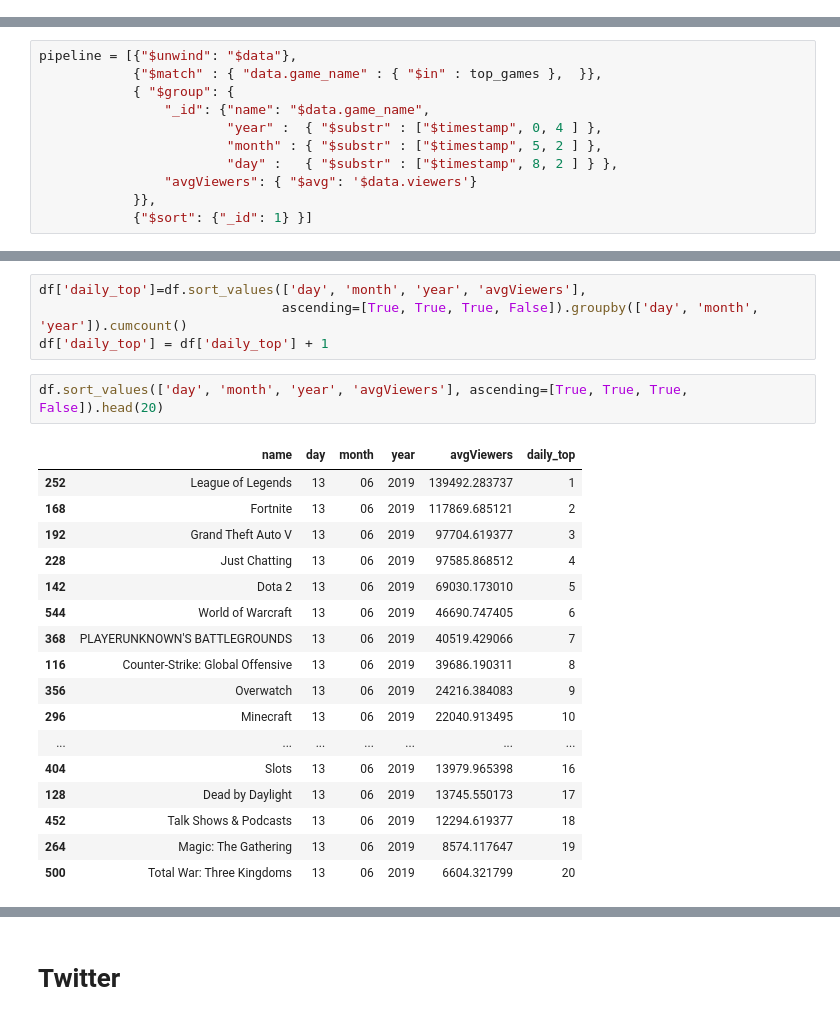
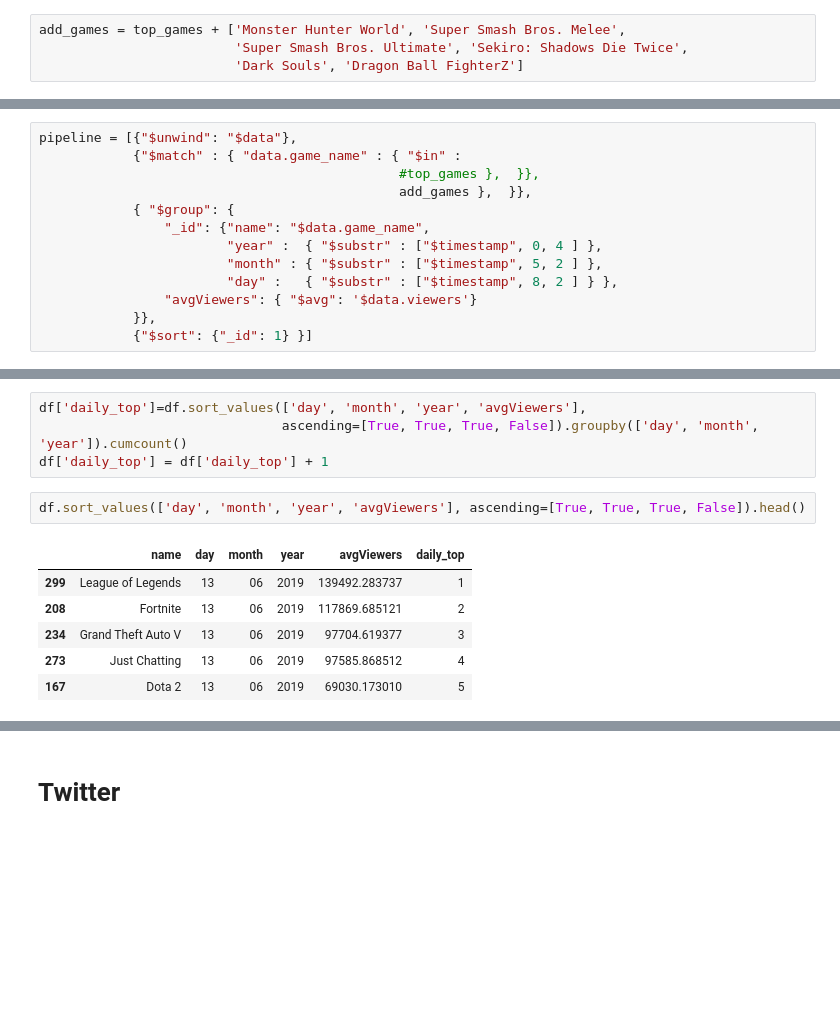
Before and after one commit to hechmik/videogames_buzz, a Jupyter notebook: notebooks/mongo_queries2.ipynb, the cells around one changed output, grey strips where cells are left out. Drawn from its saved outputs; the diff is of its cells as text; blank space fills up the shorter version.

```diff
--- a/notebooks/mongo_queries2.ipynb
+++ b/notebooks/mongo_queries2.ipynb
@@ -92,0 +102,4 @@ top_games = ['Apex Legends', 'Auto Chess', 'Bio Inc. Redemption', 'Call of Duty:
+# %%
+add_games = top_games + ['Monster Hunter World', 'Super Smash Bros. Melee',
+                         'Super Smash Bros. Ultimate', 'Sekiro: Shadows Die Twice',
+                         'Dark Souls', 'Dragon Ball FighterZ']
@@ -94,7 +109,9 @@ top_games = ['Apex Legends', 'Auto Chess', 'Bio Inc. Redemption', 'Call of Duty:
 Average daily views for each game:
 # %%
 pipeline = [{"$unwind": "$data"},
-            {"$match" : { "data.game_name" : { "$in" : top_games },  }},
+            {"$match" : { "data.game_name" : { "$in" :
+                                              #top_games },  }},
+                                              add_games },  }},
             { "$group": {
                 "_id": {"name": "$data.game_name",
                         "year" :  { "$substr" : ["$timestamp", 0, 4 ] },
@@ -164,22 +152,11 @@ df['daily_top']=df.sort_values(['day', 'month', 'year', 'avgViewers'],
                                ascending=[True, True, True, False]).groupby(['day', 'month', 'year']).cumcount()
 df['daily_top'] = df['daily_top'] + 1
 # %%
-df.sort_values(['day', 'month', 'year', 'avgViewers'], ascending=[True, True, True, False]).head(20)
+df.sort_values(['day', 'month', 'year', 'avgViewers'], ascending=[True, True, True, False]).head()
 # %% [output]
 |  | name | day | month | year | avgViewers | daily_top |
-| 252 | League of Legends | 13 | 06 | 2019 | 139492.283737 | 1 |
-| 168 | Fortnite | 13 | 06 | 2019 | 117869.685121 | 2 |
-| 192 | Grand Theft Auto V | 13 | 06 | 2019 | 97704.619377 | 3 |
-| 228 | Just Chatting | 13 | 06 | 2019 | 97585.868512 | 4 |
-| 142 | Dota 2 | 13 | 06 | 2019 | 69030.173010 | 5 |
-| 544 | World of Warcraft | 13 | 06 | 2019 | 46690.747405 | 6 |
-| 368 | PLAYERUNKNOWN'S BATTLEGROUNDS | 13 | 06 | 2019 | 40519.429066 | 7 |
-| 116 | Counter-Strike: Global Offensive | 13 | 06 | 2019 | 39686.190311 | 8 |
-| 356 | Overwatch | 13 | 06 | 2019 | 24216.384083 | 9 |
-| 296 | Minecraft | 13 | 06 | 2019 | 22040.913495 | 10 |
-| ... | ... | ... | ... | ... | ... | ... |
-| 404 | Slots | 13 | 06 | 2019 | 13979.965398 | 16 |
-| 128 | Dead by Daylight | 13 | 06 | 2019 | 13745.550173 | 17 |
-| 452 | Talk Shows & Podcasts | 13 | 06 | 2019 | 12294.619377 | 18 |
-| 264 | Magic: The Gathering | 13 | 06 | 2019 | 8574.117647 | 19 |
-| 500 | Total War: Three Kingdoms | 13 | 06 | 2019 | 6604.321799 | 20 |
+| 299 | League of Legends | 13 | 06 | 2019 | 139492.283737 | 1 |
+| 208 | Fortnite | 13 | 06 | 2019 | 117869.685121 | 2 |
+| 234 | Grand Theft Auto V | 13 | 06 | 2019 | 97704.619377 | 3 |
+| 273 | Just Chatting | 13 | 06 | 2019 | 97585.868512 | 4 |
+| 167 | Dota 2 | 13 | 06 | 2019 | 69030.173010 | 5 |
```
Also changed, not shown: parts of 38 cells of this notebook.
